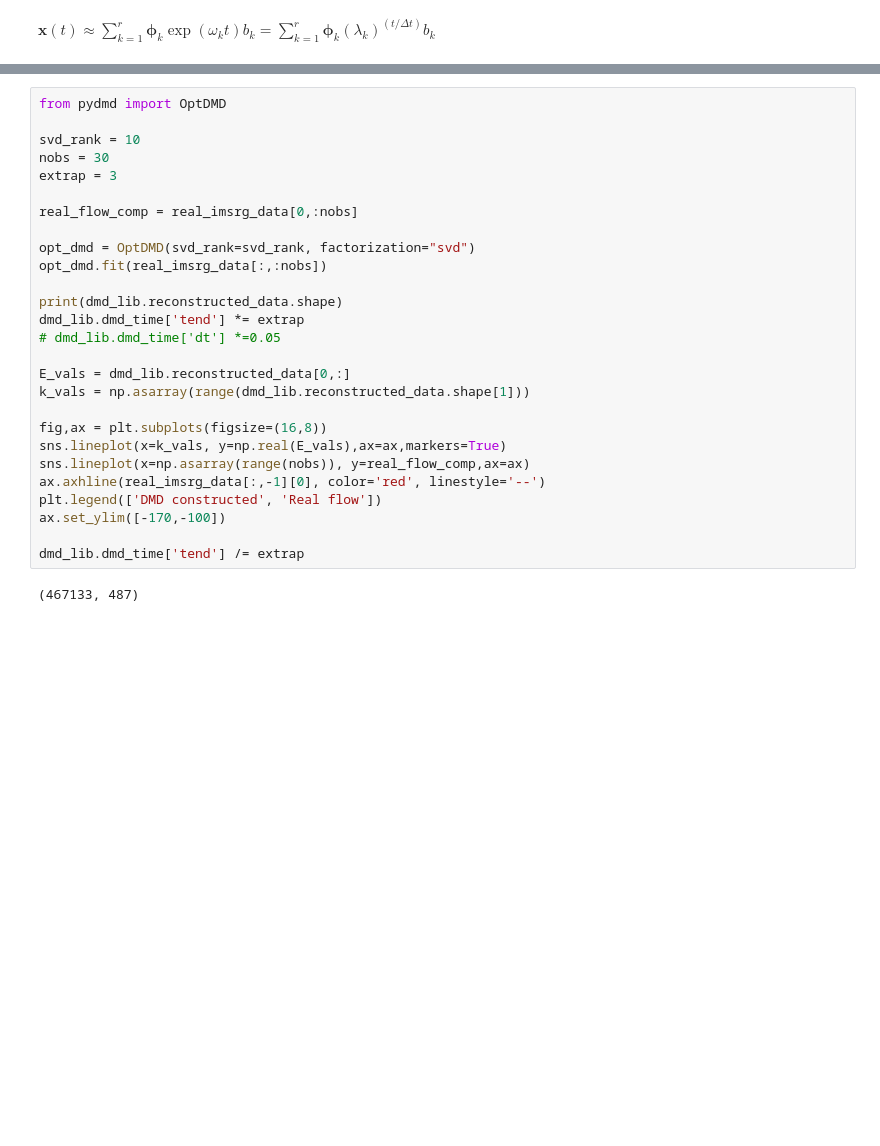
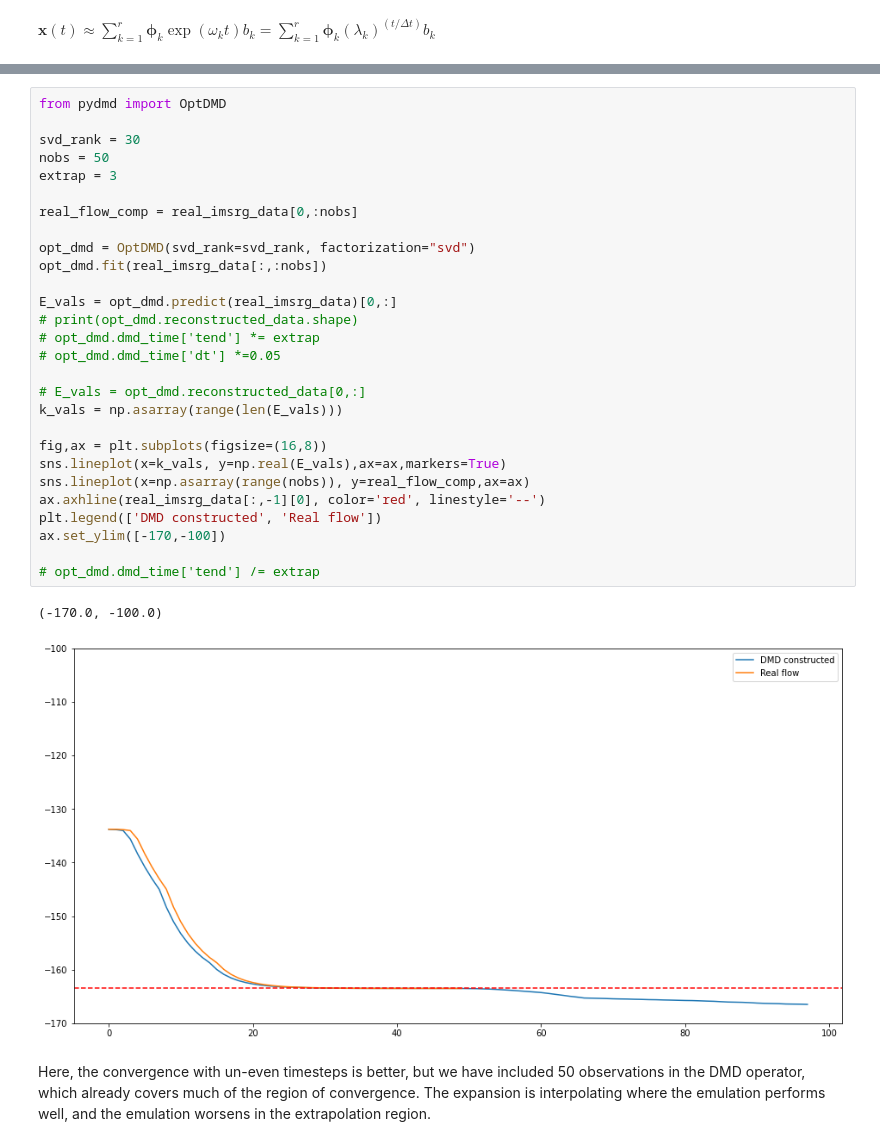
Before and after one commit to davis9ja/dmd_study_notebook, a Jupyter notebook: dmd_ec_comparison.ipynb, the cells around one changed output, grey strips where cells are left out. Saved outputs shown, nothing was run; the diff lists cells and outputs as text; blank space fills up the shorter version.

Commit message:
Last cell is optimal closed-form DMD on uneven timestep width

```diff
--- a/dmd_ec_comparison.ipynb
+++ b/dmd_ec_comparison.ipynb
@@ -1380,29 +1384,33 @@ Line 98 | Loaded 349.27 MBs from file
 # %%
 from pydmd import OptDMD
 
-svd_rank = 10
-nobs = 30
+svd_rank = 30
+nobs = 50
 extrap = 3
 
 real_flow_comp = real_imsrg_data[0,:nobs]
 
 opt_dmd = OptDMD(svd_rank=svd_rank, factorization="svd")
 opt_dmd.fit(real_imsrg_data[:,:nobs])
 
-print(dmd_lib.reconstructed_data.shape)
-dmd_lib.dmd_time['tend'] *= extrap
-# dmd_lib.dmd_time['dt'] *=0.05
+E_vals = opt_dmd.predict(real_imsrg_data)[0,:]
+# print(opt_dmd.reconstructed_data.shape)
+# opt_dmd.dmd_time['tend'] *= extrap
+# opt_dmd.dmd_time['dt'] *=0.05
 
-E_vals = dmd_lib.reconstructed_data[0,:]
-k_vals = np.asarray(range(dmd_lib.reconstructed_data.shape[1]))
+# E_vals = opt_dmd.reconstructed_data[0,:]
+k_vals = np.asarray(range(len(E_vals)))
 
 fig,ax = plt.subplots(figsize=(16,8))
 sns.lineplot(x=k_vals, y=np.real(E_vals),ax=ax,markers=True)
 sns.lineplot(x=np.asarray(range(nobs)), y=real_flow_comp,ax=ax)
 ax.axhline(real_imsrg_data[:,-1][0], color='red', linestyle='--')
 plt.legend(['DMD constructed', 'Real flow'])
 ax.set_ylim([-170,-100])
 
-dmd_lib.dmd_time['tend'] /= extrap
+# opt_dmd.dmd_time['tend'] /= extrap
 # %% [output]
-(467133, 487)
+(-170.0, -100.0)
+[figure, added]
+# %% [markdown]
+Here, the convergence with un-even timesteps is better, but we have included 50 observations in the DMD operator, which already covers much of the region of convergence. The expansion is interpolating where the emulation performs well, and the emulation worsens in the extrapolation region.
```
Also changed, not shown: parts of 2 cells of this notebook.
